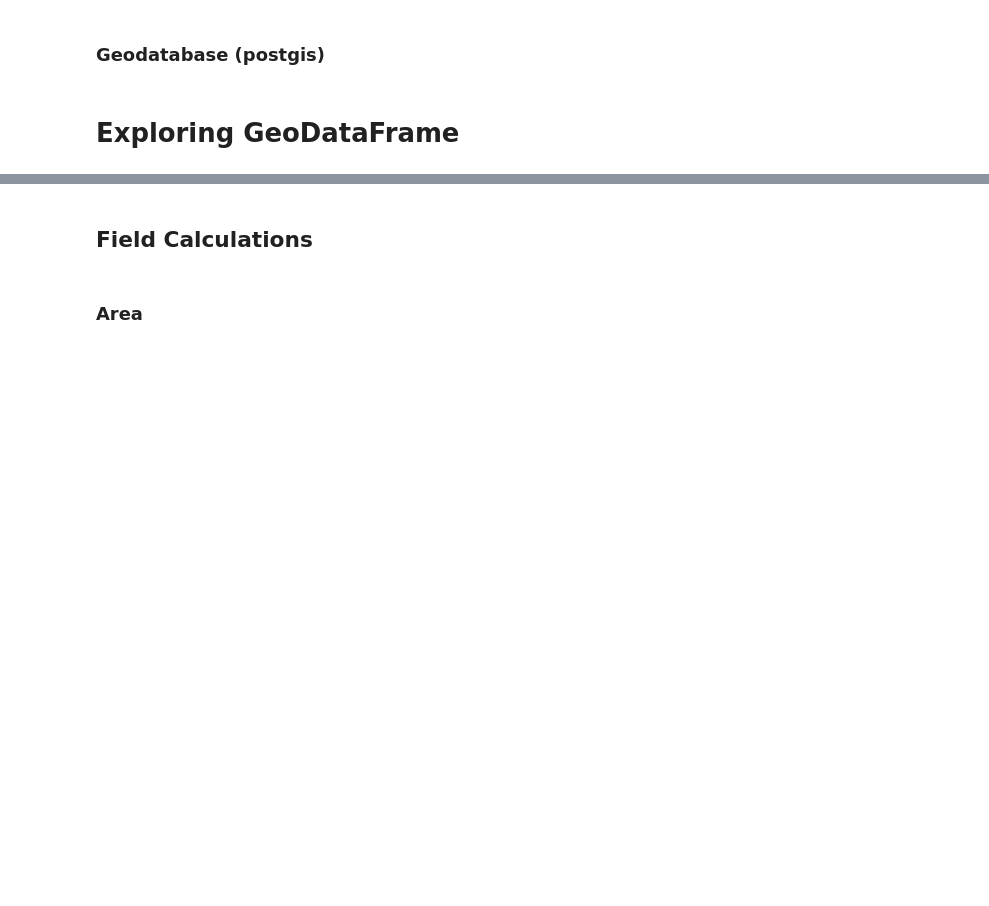
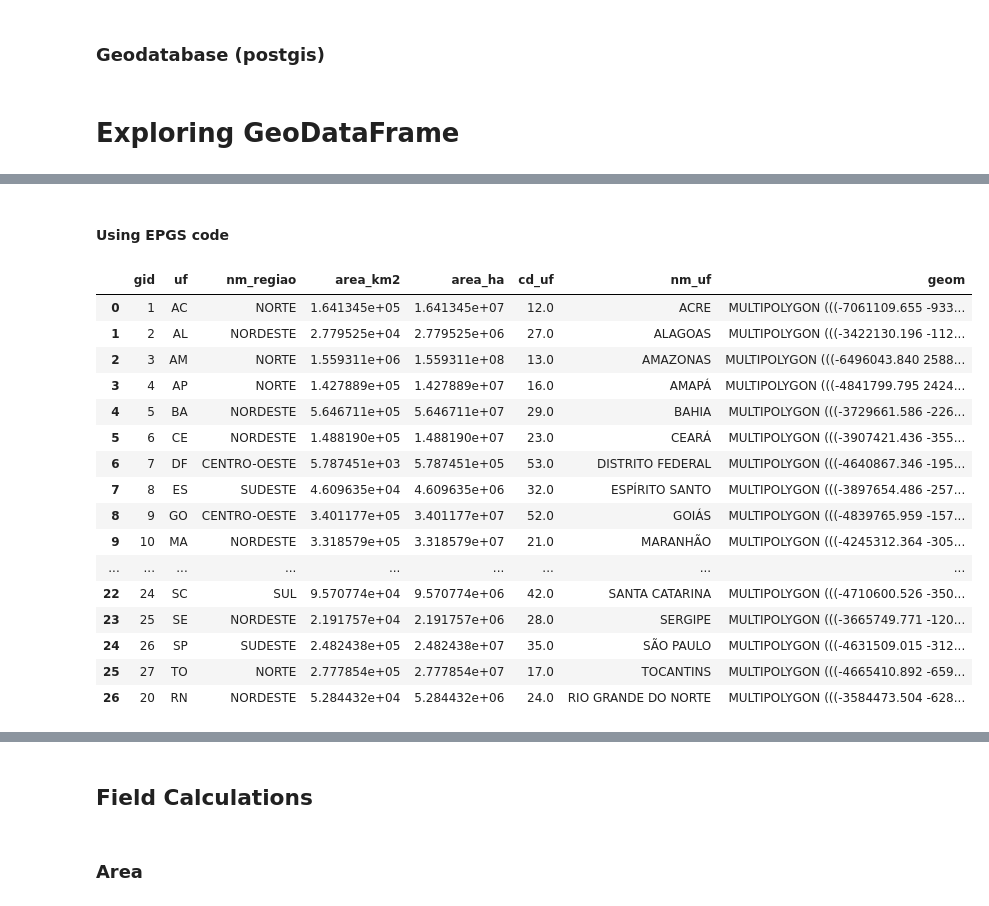
Before and after one commit to LPontes/Python-for-Geospatial-Analysis, a Jupyter notebook: tutorials/1.1 - Vector - Geopandas intro.ipynb, the cells around one changed output, grey strips where cells are left out. Drawn from its saved outputs; the diff is of its cells as text; code cells hidden in the pictures; blank space fills up the shorter version.

```diff
--- a/tutorials/1.1 - Vector - Geopandas intro.ipynb
+++ b/tutorials/1.1 - Vector - Geopandas intro.ipynb
@@ -17,12 +35,13 @@ import geodatasets
 # %% [markdown]
 ### Text file (csv, excel, txt)
 # %%
-estados = pd.read_csv('data/EstadosBR/ibge_ter_estados_a.csv')
-# estados['geom'] = gpd.GeoSeries.from_wkt(estados['geom'])
-# estados = gpd.GeoDataFrame(estados, geometry='geom')
+estados = pd.read_csv('../data/tmp/ibge_uf_br_2022.csv')
+
+#transform text to geometry data type
+estados['geometry'] = gpd.GeoSeries.from_wkt(estados['geometry'])
+
+# convert pandas dataframe to geopandas GeoDataFrame
+estados = gpd.GeoDataFrame(estados, geometry='geometry')
+
+# set coordinate system to Sirgas2000
+estados = estados.set_crs('EPSG:4674')
-# %%
-estados['geom'] = gpd.GeoSeries.from_wkt(estados['geom'])
-# %%
-estados = gpd.GeoDataFrame(estados, geometry='geom')
-# %%
-estados = estados.set_crs(4326)
@@ -42,0 +88,27 @@ df = gpd.read_postgis(sql, con)
+# %% [markdown]
+#### Using EPGS code
+# %%
+# project to Lambert equal area: used to perform area calculations at continental level
+estados.to_crs('EPSG:3035')
+# Or Albers
+estados.to_crs('EPSG:9822')
+# or WGS84-EASE (https://epsg.io/6933)
+estados.to_crs('EPSG:6933')
+# %% [output]
+|  | gid | uf | nm_regiao | area_km2 | area_ha | cd_uf | nm_uf | geom |
+| 0 | 1 | AC | NORTE | 1.641345e+05 | 1.641345e+07 | 12.0 | ACRE | MULTIPOLYGON (((-7061109.655 -933... |
+| 1 | 2 | AL | NORDESTE | 2.779525e+04 | 2.779525e+06 | 27.0 | ALAGOAS | MULTIPOLYGON (((-3422130.196 -112... |
+| 2 | 3 | AM | NORTE | 1.559311e+06 | 1.559311e+08 | 13.0 | AMAZONAS | MULTIPOLYGON (((-6496043.840 2588... |
+| 3 | 4 | AP | NORTE | 1.427889e+05 | 1.427889e+07 | 16.0 | AMAPÁ | MULTIPOLYGON (((-4841799.795 2424... |
+| 4 | 5 | BA | NORDESTE | 5.646711e+05 | 5.646711e+07 | 29.0 | BAHIA | MULTIPOLYGON (((-3729661.586 -226... |
+| 5 | 6 | CE | NORDESTE | 1.488190e+05 | 1.488190e+07 | 23.0 | CEARÁ | MULTIPOLYGON (((-3907421.436 -355... |
+| 6 | 7 | DF | CENTRO-OESTE | 5.787451e+03 | 5.787451e+05 | 53.0 | DISTRITO FEDERAL | MULTIPOLYGON (((-4640867.346 -195... |
+| 7 | 8 | ES | SUDESTE | 4.609635e+04 | 4.609635e+06 | 32.0 | ESPÍRITO SANTO | MULTIPOLYGON (((-3897654.486 -257... |
+| 8 | 9 | GO | CENTRO-OESTE | 3.401177e+05 | 3.401177e+07 | 52.0 | GOIÁS | MULTIPOLYGON (((-4839765.959 -157... |
+| 9 | 10 | MA | NORDESTE | 3.318579e+05 | 3.318579e+07 | 21.0 | MARANHÃO | MULTIPOLYGON (((-4245312.364 -305... |
+| ... | ... | ... | ... | ... | ... | ... | ... | ... |
+| 22 | 24 | SC | SUL | 9.570774e+04 | 9.570774e+06 | 42.0 | SANTA CATARINA | MULTIPOLYGON (((-4710600.526 -350... |
+| 23 | 25 | SE | NORDESTE | 2.191757e+04 | 2.191757e+06 | 28.0 | SERGIPE | MULTIPOLYGON (((-3665749.771 -120... |
+| 24 | 26 | SP | SUDESTE | 2.482438e+05 | 2.482438e+07 | 35.0 | SÃO PAULO | MULTIPOLYGON (((-4631509.015 -312... |
+| 25 | 27 | TO | NORTE | 2.777854e+05 | 2.777854e+07 | 17.0 | TOCANTINS | MULTIPOLYGON (((-4665410.892 -659... |
+| 26 | 20 | RN | NORDESTE | 5.284432e+04 | 5.284432e+06 | 24.0 | RIO GRANDE DO NORTE | MULTIPOLYGON (((-3584473.504 -628... |
```
Also changed, not shown: parts of 41 cells of this notebook.
